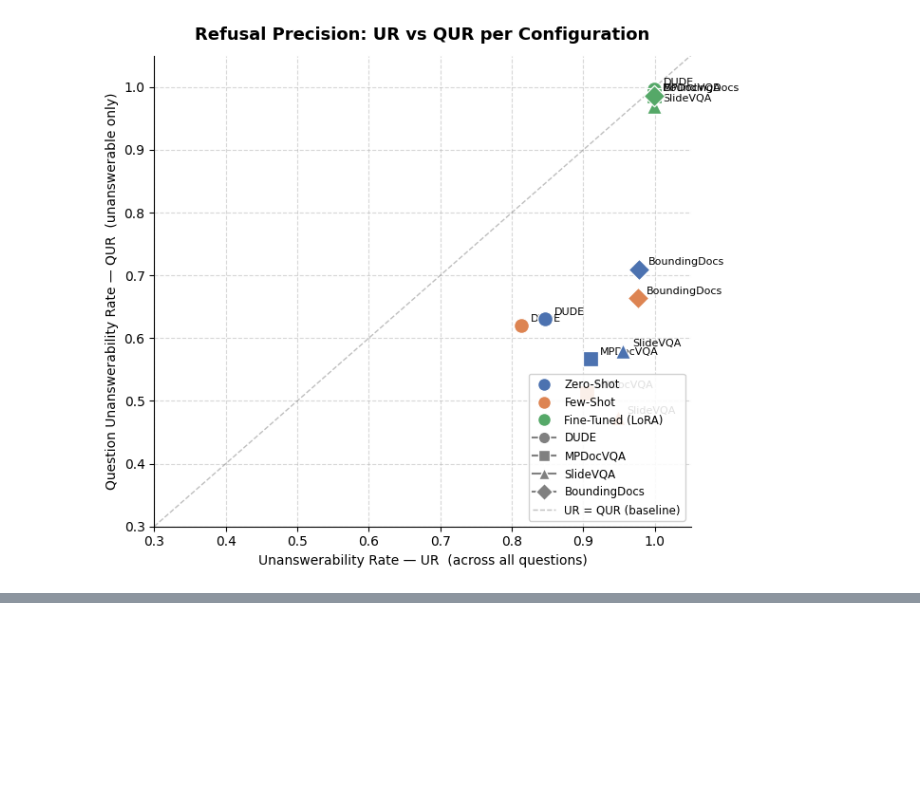
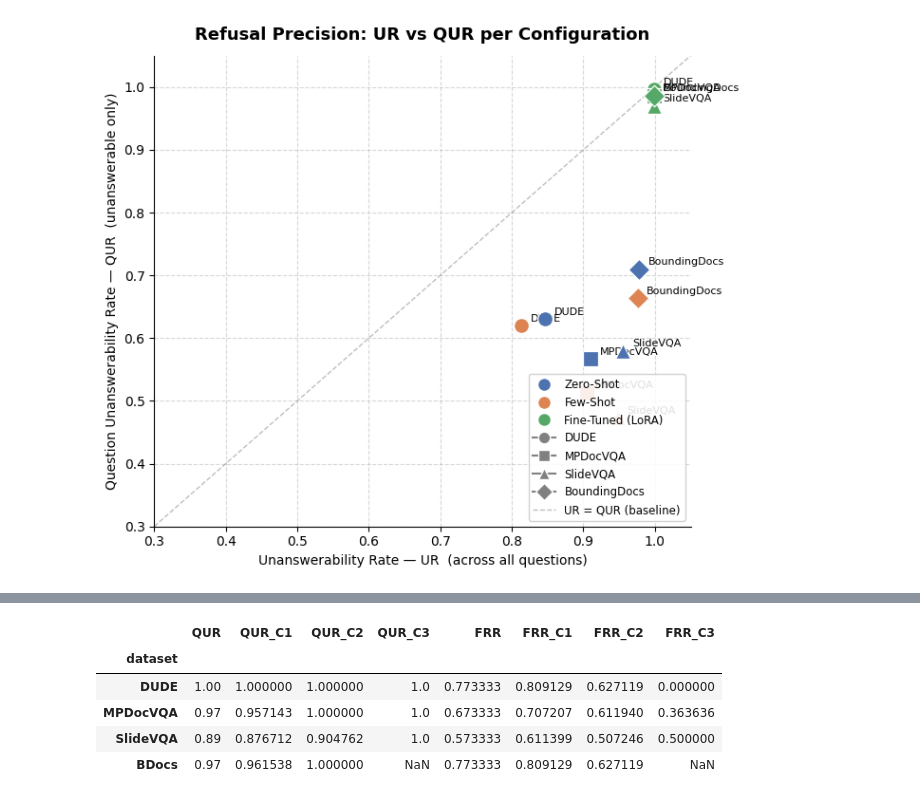
Before and after one commit to Alberto-Martinelli/VRD-UQA-2, a Jupyter notebook: VQA_analysis/notebooks/thesis_plots.ipynb, the cells around one changed output, grey strips where cells are left out. Saved outputs shown, nothing was run; the diff lists cells and outputs as text; code cells hidden in the pictures; blank space fills up the shorter version.

```diff
--- a/VQA_analysis/notebooks/thesis_plots.ipynb
+++ b/VQA_analysis/notebooks/thesis_plots.ipynb
@@ -709,0 +716,32 @@ plt.show()
+# %%
+FRR_COLOR = "#C44E52"
+
+frr_records = []
+for dataset in DATASETS:
+    s_frr = load_csv(dataset, "finetuned", "FRR.csv")
+    s_qur = load_csv(dataset, "finetuned", "QUR.csv")
+    if s_frr is None or s_qur is None:
+        continue
+    # QUR_C3 == 0.0 means no C3 questions exist; treat FRR_C3 as missing too
+    has_c3 = s_qur.get("QUR_C3", 0.0) != 0.0
+    frr_records.append({
+        "dataset": dataset,
+        "QUR":    s_qur.get("QUR",    np.nan),
+        "QUR_C1": s_qur.get("QUR_C1", np.nan),
+        "QUR_C2": s_qur.get("QUR_C2", np.nan),
+        "QUR_C3": s_qur.get("QUR_C3", np.nan) if has_c3 else np.nan,
+        "FRR":    s_frr.get("FRR",    np.nan),
+        "FRR_C1": s_frr.get("FRR_C1", np.nan),
+        "FRR_C2": s_frr.get("FRR_C2", np.nan),
+        "FRR_C3": s_frr.get("FRR_C3", np.nan) if has_c3 else np.nan,
+    })
+
+frr_df = pd.DataFrame(frr_records).set_index("dataset")
+frr_df
+# %% [output]
+|  | QUR | QUR_C1 | QUR_C2 | QUR_C3 | FRR | FRR_C1 | FRR_C2 | FRR_C3 |
+| dataset |  |  |  |  |  |  |  |  |
+| DUDE | 1.00 | 1.000000 | 1.000000 | 1.0 | 0.773333 | 0.809129 | 0.627119 | 0.000000 |
+| MPDocVQA | 0.97 | 0.957143 | 1.000000 | 1.0 | 0.673333 | 0.707207 | 0.611940 | 0.363636 |
+| SlideVQA | 0.89 | 0.876712 | 0.904762 | 1.0 | 0.573333 | 0.611399 | 0.507246 | 0.500000 |
+| BDocs | 0.97 | 0.961538 | 1.000000 | NaN | 0.773333 | 0.809129 | 0.627119 | NaN |
```
Also changed, not shown: parts of 2 cells of this notebook.
